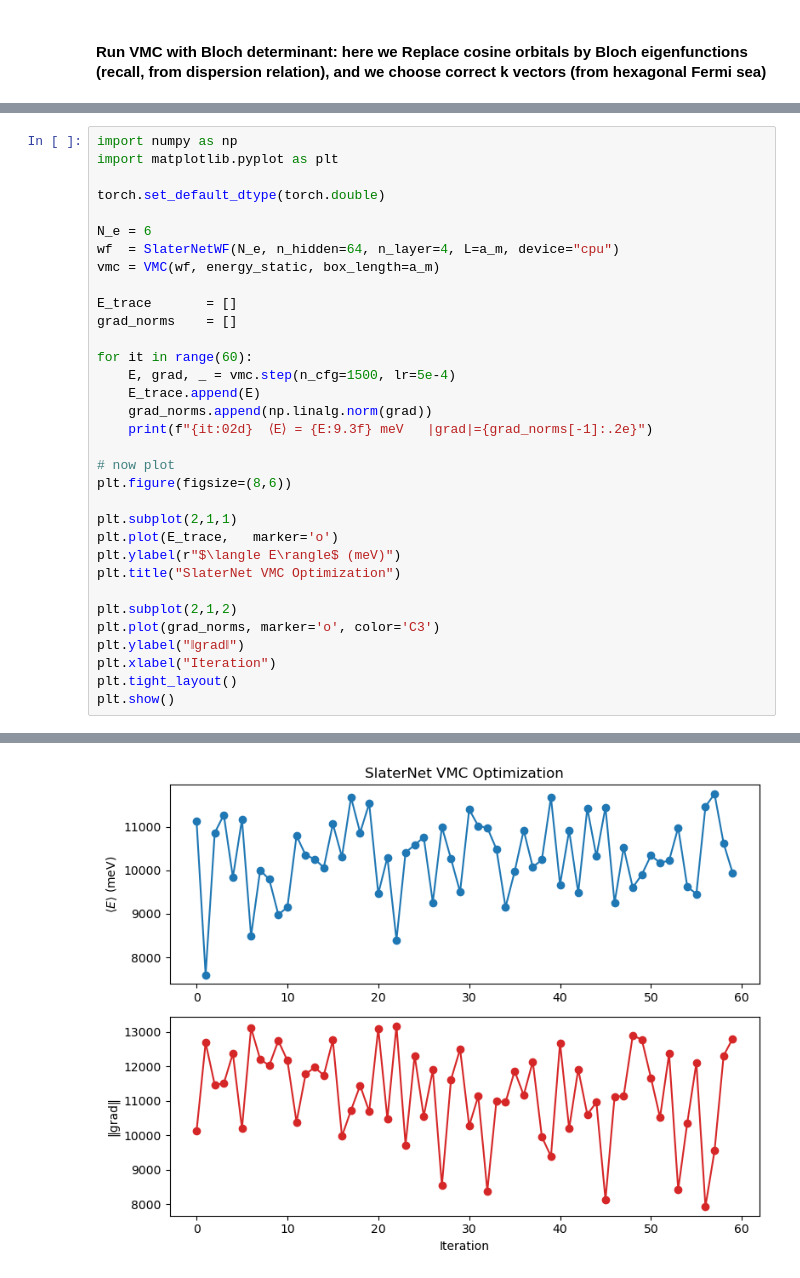
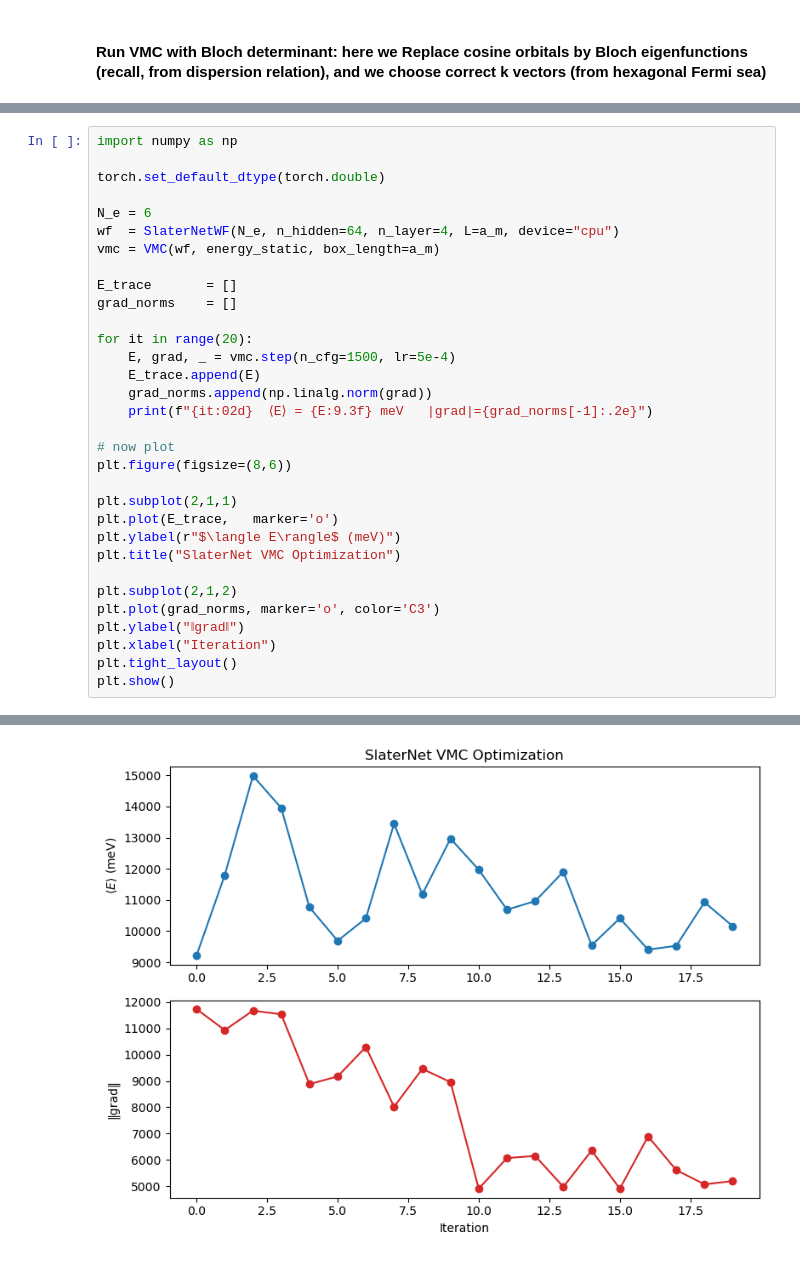
Before and after one commit to LexuZhao/SelfAttentionNN_VMC, a Jupyter notebook: test_code.ipynb, the cells around one changed output, grey strips where cells are left out. Cells and saved outputs as stored; diff of their text form.

```diff
--- a/test_code.ipynb
+++ b/test_code.ipynb
@@ -167,6 +171,5 @@ from wf_slaternet import SlaterNetWF
 # %%
 import numpy as np
-import matplotlib.pyplot as plt
 
 torch.set_default_dtype(torch.double)
 
@@ -177,7 +180,7 @@ vmc = VMC(wf, energy_static, box_length=a_m)
 E_trace       = []
 grad_norms    = []
 
-for it in range(60):
+for it in range(20):
     E, grad, _ = vmc.step(n_cfg=1500, lr=5e-4)
     E_trace.append(E)
     grad_norms.append(np.linalg.norm(grad))
@@ -218 +224 @@ plt.show()
-[figure, old version]
+[figure, new version]
```
Also changed, not shown: parts of 7 cells of this notebook, 5 other files.
